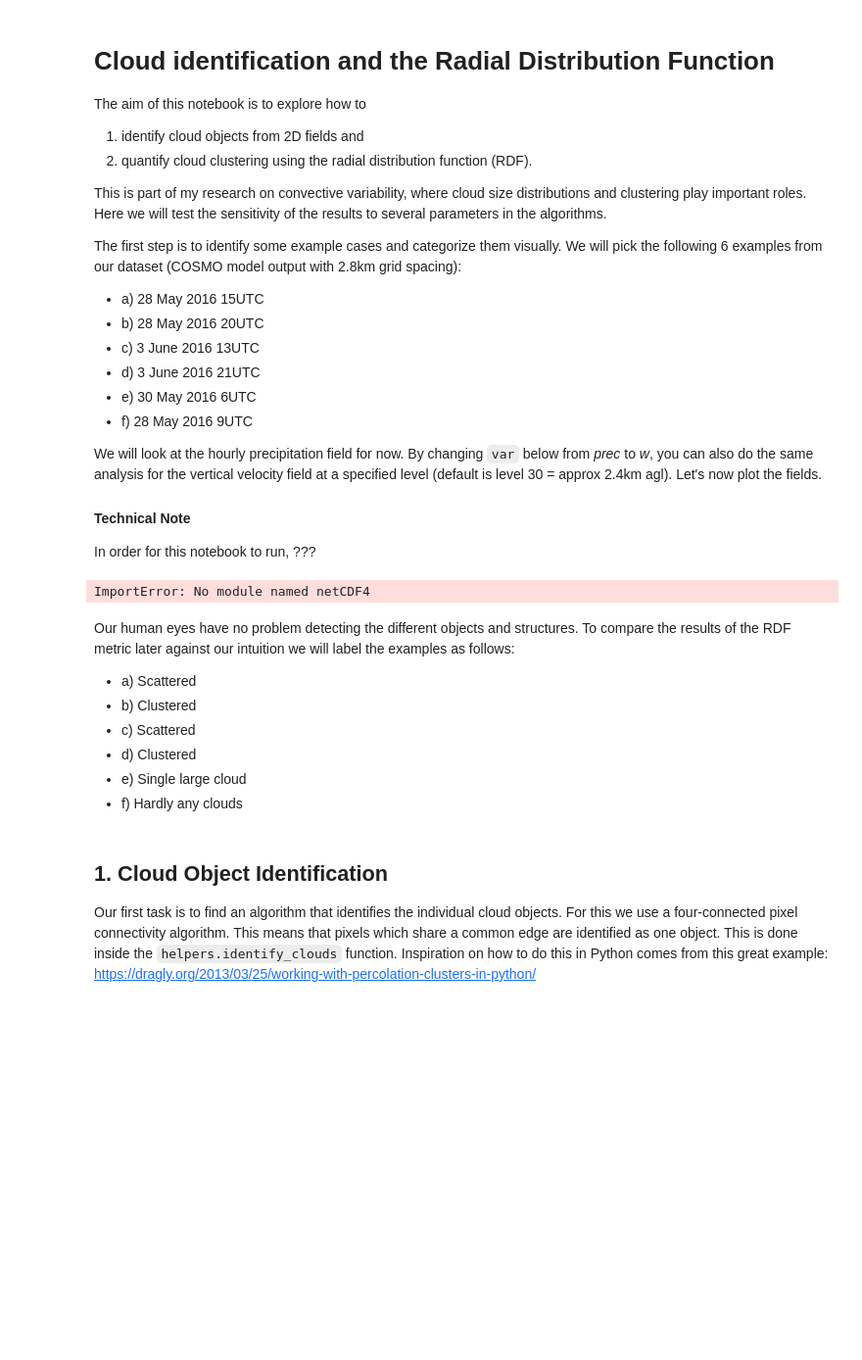
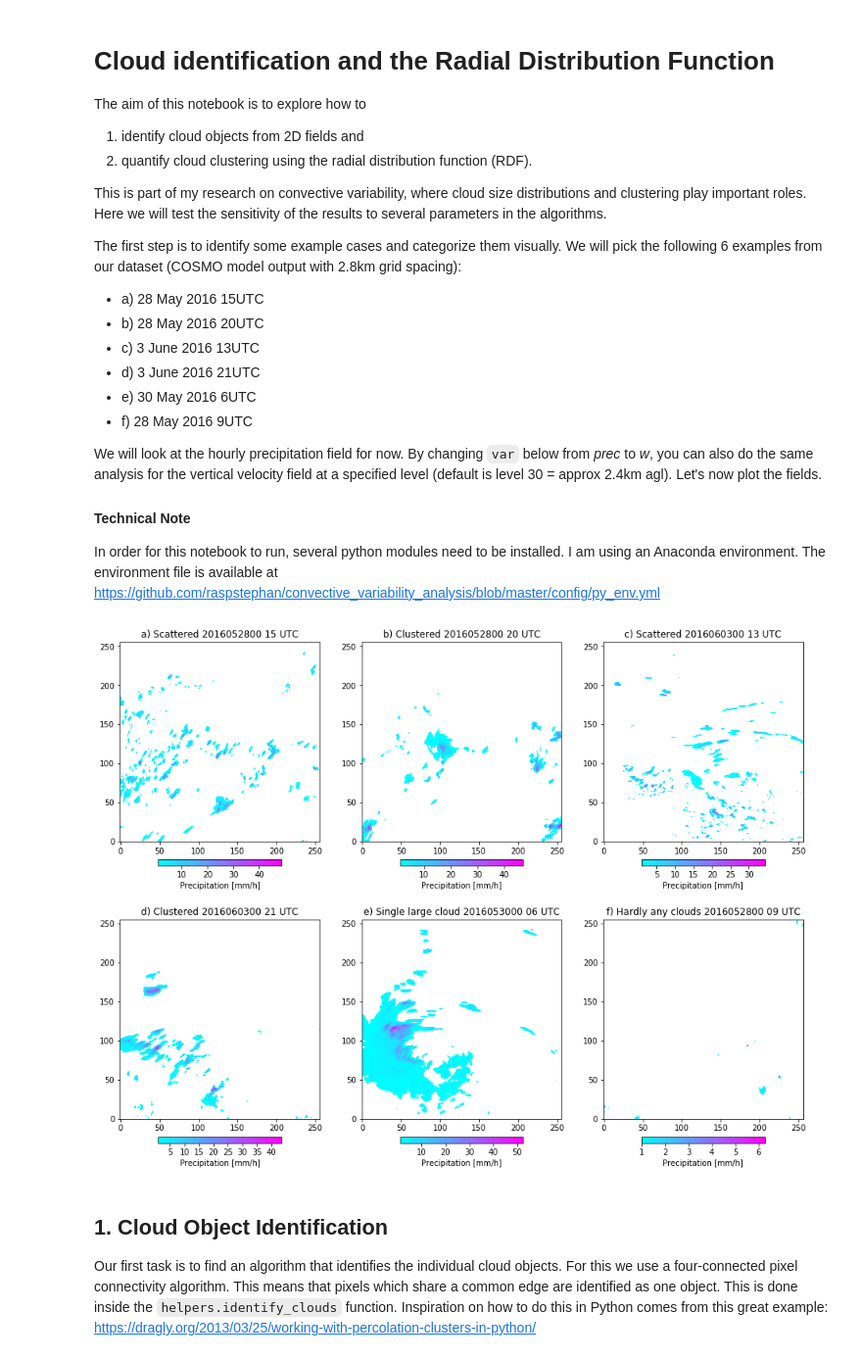
Before and after one commit to raspstephan/convective_variability_analysis, a Jupyter notebook: jupyter_notebooks/cloud_identification_and_rdf.ipynb, the cells around one changed output. Shown: that part at 98% size. Cells and saved outputs as stored; diff of their text form; code cells hidden in the pictures; blank space fills up the shorter version.

Commit message:
Implemented file download from internet in RDF notebook

```diff
--- a/jupyter_notebooks/cloud_identification_and_rdf.ipynb
+++ b/jupyter_notebooks/cloud_identification_and_rdf.ipynb
@@ -18,7 +18,7 @@ The first step is to identify some example cases and categorize them visually. W
 We will look at the hourly precipitation field for now. By changing `var` below from *prec* to *w*, you can also do the same analysis for the vertical velocity field at a specified level (default is level 30 = approx 2.4km agl). Let's now plot the fields.
 
 #### Technical Note
-In order for this notebook to run, ???
+In order for this notebook to run, several python modules need to be installed. I am using an Anaconda environment. The environment file is available at https://github.com/raspstephan/convective_variability_analysis/blob/master/config/py_env.yml
 # %%
 # Import modules and load fields
 import sys
@@ -28,6 +28,7 @@ import matplotlib
 import matplotlib.pyplot as plt
 import numpy as np
 from cosmo_utils.pyncdf import getfobj_ncdf   # This is a module developed specifically for COSMO output
+import urllib
 
 # Pick 6 examples
 alims = (50, -51, 50, -51)   # Limits for analysis area
@@ -39,52 +40,55 @@ tags = ['a) Scattered', 'b) Clustered', 'c) Scattered',
 
 # Pick variable [prec or w]
 var = 'prec'
 
 # Plot the fields
 fig, axmat = plt.subplots(2, 3, figsize = (13, 10))
 cm = plt.cm.cool
 cm.set_under(color = 'white')
 field_list = []
 example_field_url = 'https://github.com/raspstephan/convective_variability_analysis/raw/master/jupyter_notebooks/example_fields/'
+savedir = '/home/s/S.Rasp/tmp/'  # Local directory where files will be saved
 
 for d, t, tag, ax in zip(dates, times, tags, np.ravel(axmat)):
 
     if var == 'prec':
-        url = example_field_url + d + '_00' + str(t).zfill(2) + '0000_prec.npy'
-        field = np.load(url)
-        print field
-        fn = ('/project/meteo/scratch-old/users/stephan.rasp/convective_variability_data/raw_data/' +
-              d + '/deout_ceu_pspens/det/OUTPUT/lfff00' + str(t).zfill(2) + '0000.nc_30m_surf')
-        field = getfobj_ncdf(fn, 'PREC_ACCUM').data[alims[0]:alims[1], alims[2]:alims[3]]
+        filename = d + '_00' + str(t).zfill(2) + '0000_prec.npy'
+        url = example_field_url + filename
+        f = open(savedir + filename, 'w')
+        f.write(urllib.urlopen(url).read())
+        f.close()
+        field = np.load(savedir + filename)
+        # For my local use
+        # fn = ('/project/meteo/scratch-old/users/stephan.rasp/convective_variability_data/raw_data/' +
+        #       d + '/deout_ceu_pspens/det/OUTPUT/lfff00' + str(t).zfill(2) + '0000.nc_30m_surf')
+        # field = getfobj_ncdf(fn, 'PREC_ACCUM').data[alims[0]:alims[1], alims[2]:alims[3]]
     elif var == 'w':
-        fn = ('/project/meteo/scratch-old/users/stephan.rasp/convective_variability_data/raw_data/' +
-              d + '/deout_ceu_pspens/det/OUTPUT/lfff00' + str(t).zfill(2) + '0000.nc_30m')
-        field = getfobj_ncdf(fn, 'W').data[30, alims[0]:alims[1], alims[2]:alims[3]]   # At model level 30
+        filename = d + '_00' + str(t).zfill(2) + '0000_w.npy'
+        url = example_field_url + filename
+        f = open(savedir + filename, 'w')
+        f.write(urllib.urlopen(url).read())
+        f.close()
+        field = np.load(savedir + filename)
+        # For my local use
+        # fn = ('/project/meteo/scratch-old/users/stephan.rasp/convective_variability_data/raw_data/' +
+        #       d + '/deout_ceu_pspens/det/OUTPUT/lfff00' + str(t).zfill(2) + '0000.nc_30m')
+        # field = getfobj_ncdf(fn, 'W').data[30, alims[0]:alims[1], alims[2]:alims[3]]   # At model level 30
     else:
         raise Exception('Wrong variable!')
 
     field_list.append(field)
     im = ax.imshow(field, cmap=cm, origin='lower', vmin=1)
     plt.sca(ax)
     cb = fig.colorbar(im, shrink = 0.6, orientation='horizontal', pad=0.07)
     if var == 'prec':
         cb.set_label('Precipitation [mm/h]')
     else:
         cb.set_label('W [m/s]')
     ax.set_title(tag + ' ' + d + ' ' + str(t).zfill(2) + ' UTC')
 
 plt.tight_layout()
 # %% [output]
-ImportError: No module named netCDF4
+[figure, added]
-# %% [markdown]
-Our human eyes have no problem detecting the different objects and structures. To compare the results of the RDF metric later against our intuition we will label the examples as follows:
-
-- a) Scattered
-- b) Clustered
-- c) Scattered
-- d) Clustered
-- e) Single large cloud
-- f) Hardly any clouds
 # %% [markdown]
 ## 1. Cloud Object Identification
 
```
